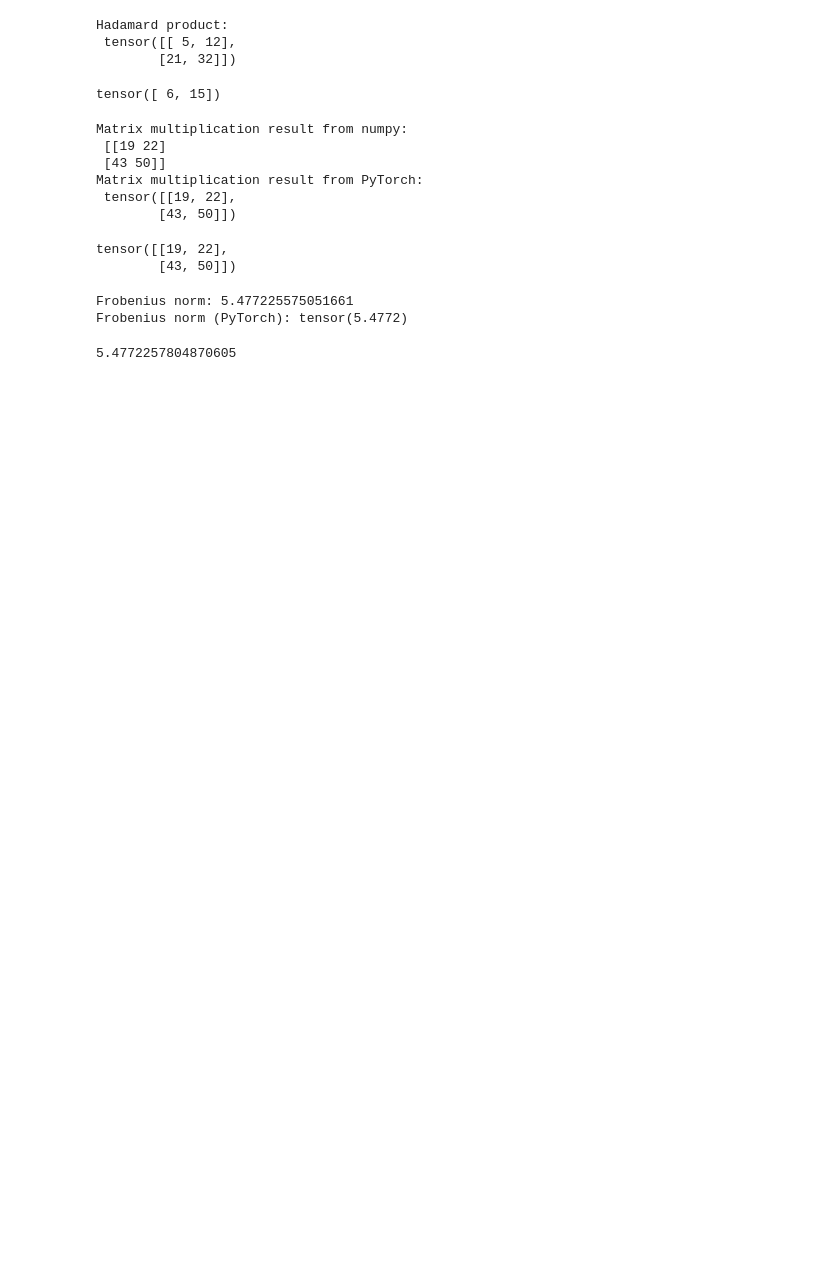
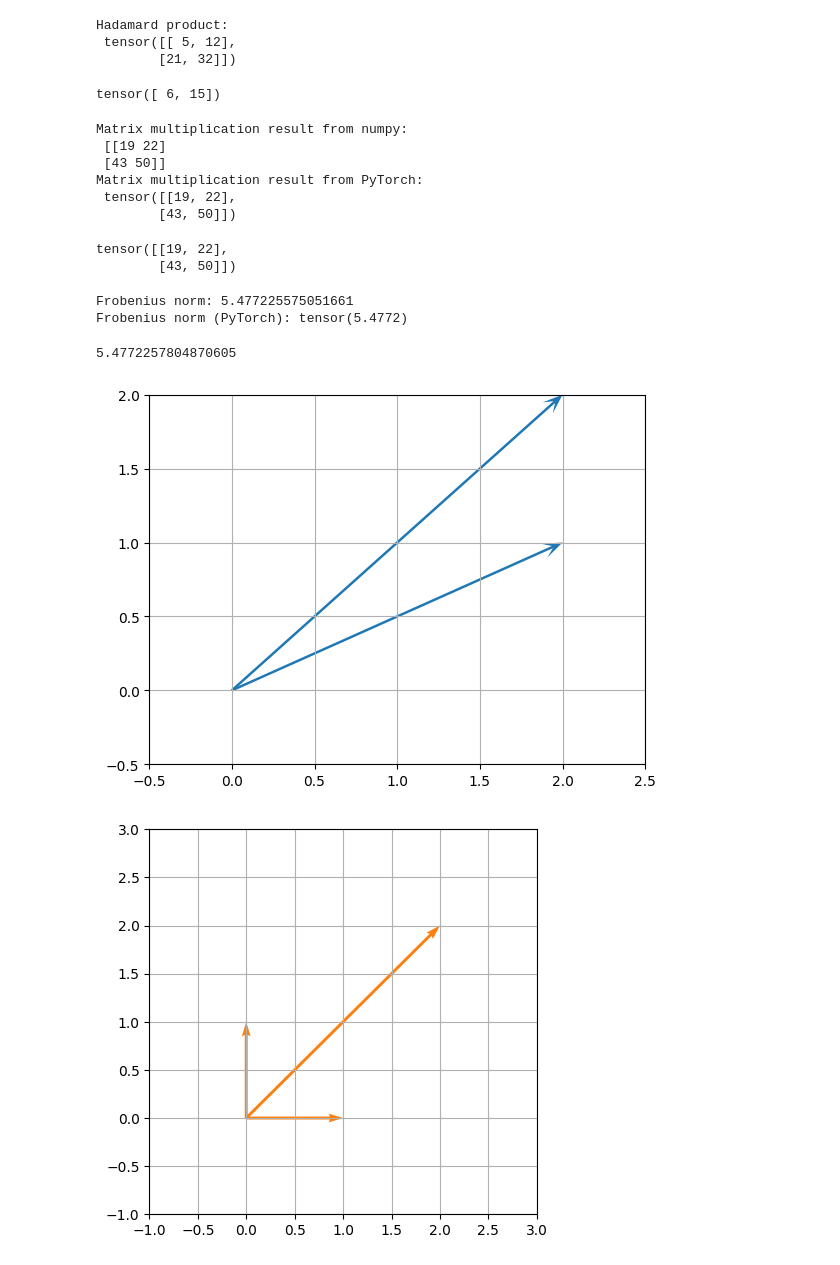
Before and after one commit to dhunganabibek/mml, a Jupyter notebook: linearalgebra/la.ipynb, the cells around one changed output. Drawn from its saved outputs; the diff is of its cells as text; code cells hidden in the pictures; blank space fills up the shorter version.

Commit message:
plotting the vector using quiver

```diff
--- a/linearalgebra/la.ipynb
+++ b/linearalgebra/la.ipynb
@@ -174,3 +175,30 @@ T.abs().square().sum().sqrt().item()
 Frobenius norm: 5.477225575051661
 Frobenius norm (PyTorch): tensor(5.4772)
 5.4772257804870605
+# %%
+plt.quiver(
+    [0,0], [0,0],           # X, Y bases
+    [2,2], [1,2],           # U, V components
+    angles='xy', scale_units='xy', scale=1,
+    color='tab:blue', width=0.005, headwidth=6, headlength=8
+)
+plt.xlim(-0.5, 2.5)
+plt.ylim(-0.5, 2.0)
+plt.grid(True)
+X = np.array([0, 0, 0])
+Y = np.array([0, 0, 0])
+U = np.array([1, 0, 2])
+V = np.array([0, 1,  2])
+plt.figure(figsize=(5, 5))
+plt.quiver(
+    X, Y, U, V,
+    angles='xy', scale_units='xy', scale=1,
+    color='tab:orange',
+)
+plt.xlim(-1, 3)
+plt.ylim(-1, 3)
+plt.grid(True)
+plt.show()
+# %% [output]
+[figure, added]
+[figure, added]
```
Also changed, not shown: parts of 1 cell of this notebook, 1 other file.
